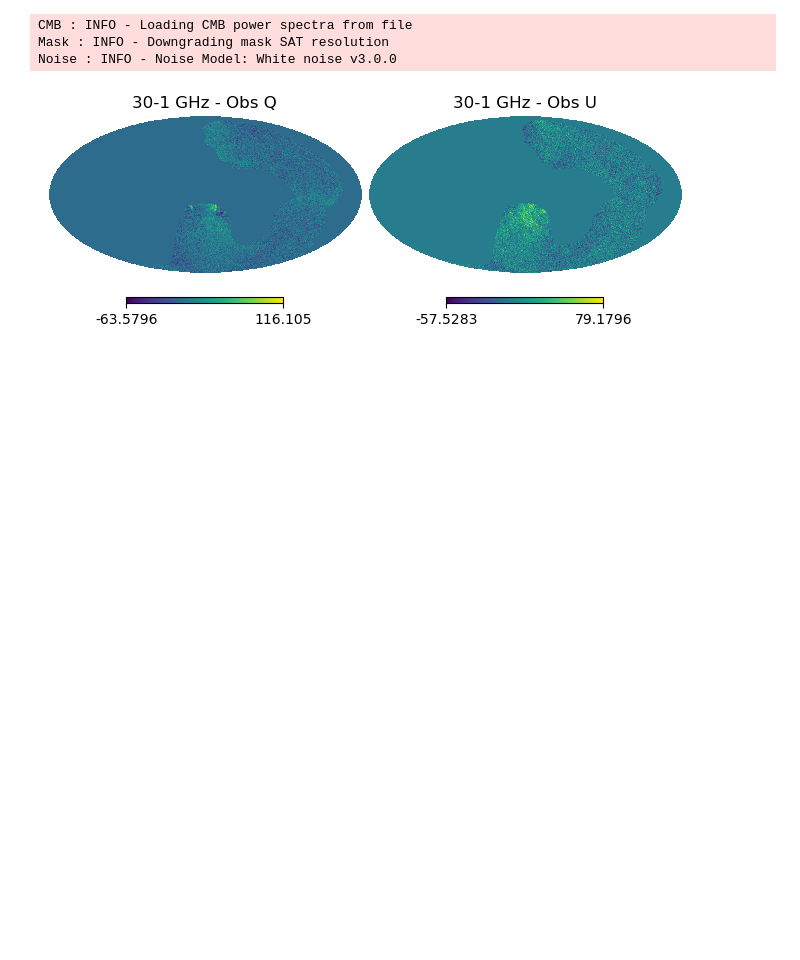
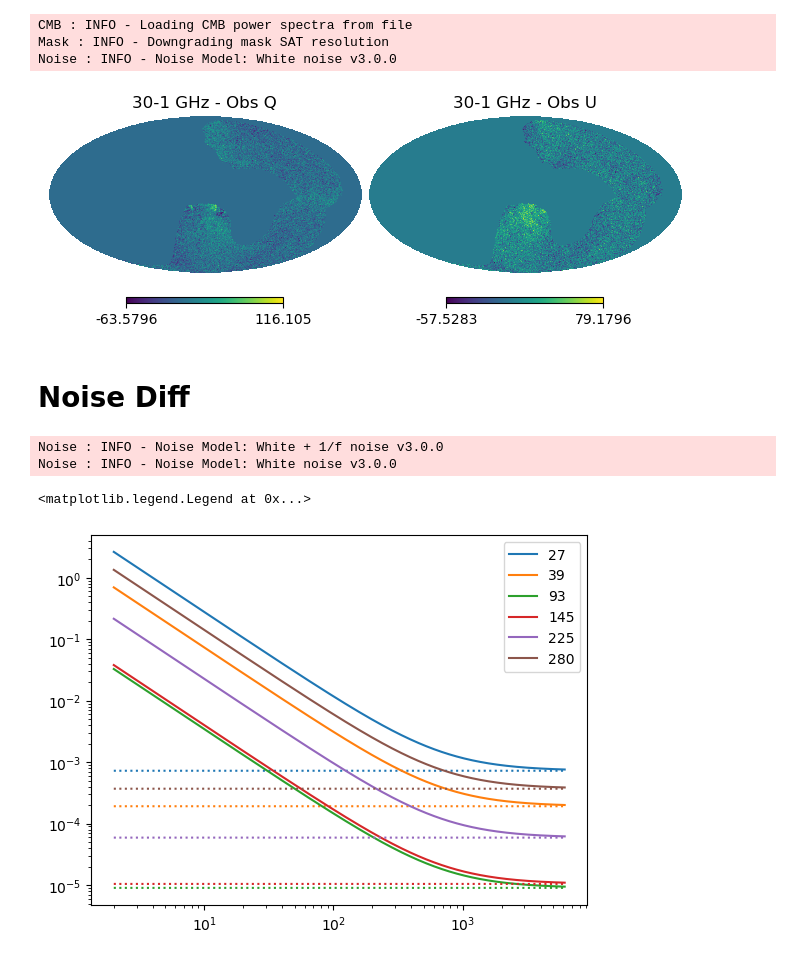
Before and after one commit to antolonappan/solat_cb, a Jupyter notebook: notebooks/simulations.ipynb, the cells around one changed output. Cells and saved outputs as stored; diff of their text form; code cells hidden in the pictures; blank space fills up the shorter version.

```diff
--- a/notebooks/simulations.ipynb
+++ b/notebooks/simulations.ipynb
@@ -213,3 +213,20 @@ hp.mollview(sat_map[0],title='30-1 GHz - Obs Q',sub=(1,2,1))
 hp.mollview(sat_map[1],title='30-1 GHz - Obs U',sub=(1,2,2))
 # %% [output]
 [figure]
+# %% [markdown]
+# Noise Diff
+# %%
+natm =  Noise(2048,LatMask.fsky,"LAT",atm_noise=True).Nell
+nwht =  Noise(2048,LatMask.fsky,"LAT",atm_noise=False).Nell
+# %% [output]
+Noise : INFO - Noise Model: White + 1/f noise v3.0.0
+Noise : INFO - Noise Model: White noise v3.0.0
+# %%
+ell = natm['ell']
+for i,fs in enumerate(lat.freqs):
+    plt.loglog(ell,natm[f'{fs}'],c=f"C{i}",label=f'{fs}')
+    plt.loglog(ell,nwht[f'{fs}'],c=f"C{i}",ls=':')
+plt.legend()
+# %% [output]
+<matplotlib.legend.Legend at 0x...>
+[figure, added]
```
Also changed, not shown: parts of 5 cells of this notebook, 5 other files.
